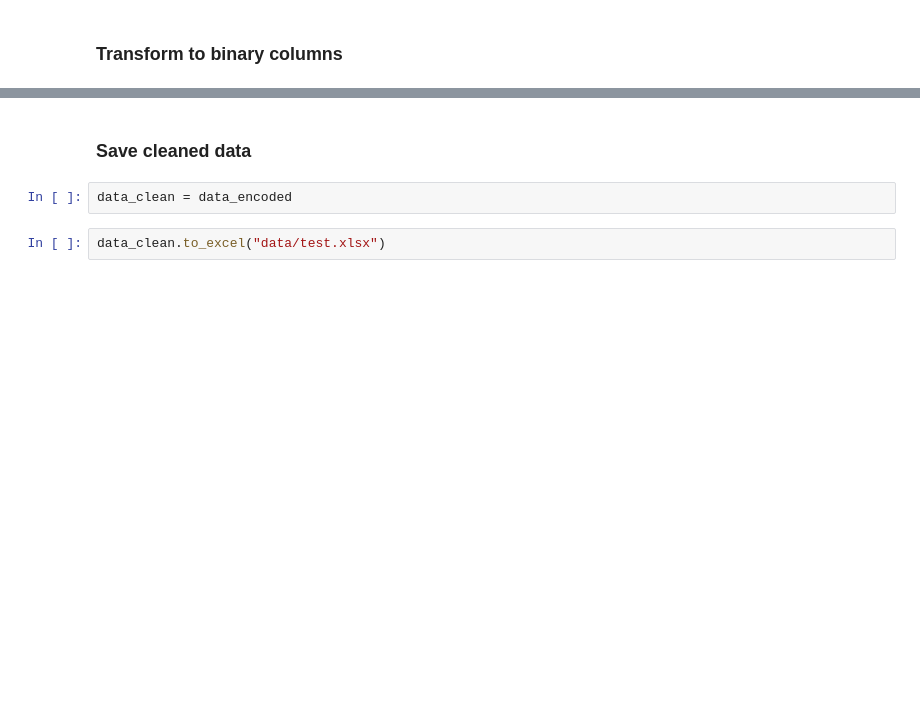
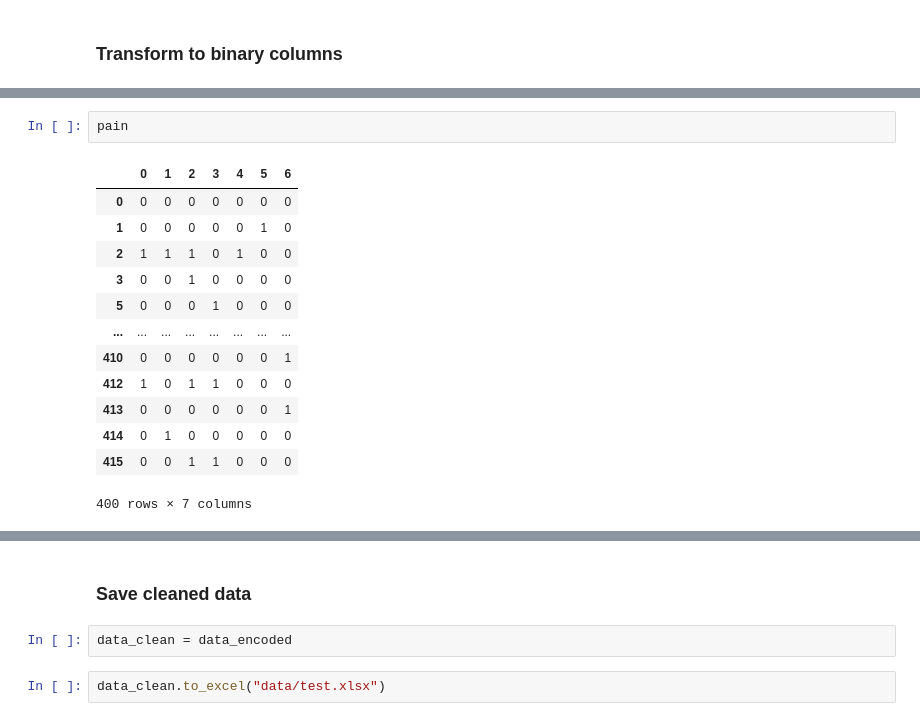
Before and after one commit to krusand/Analyzing-concussions-through-eyetracking-measurements, a Jupyter notebook: SurveyResponses.ipynb, the cells around one changed output, grey strips where cells are left out. Saved outputs shown, nothing was run; the diff lists cells and outputs as text; blank space fills up the shorter version.

```diff
--- a/SurveyResponses.ipynb
+++ b/SurveyResponses.ipynb
@@ -287,0 +401,16 @@ data_encoded = data_encoded["category"].get_dummies() # This might not work ^??
+# %%
+pain
+# %% [output]
+|  | 0 | 1 | 2 | 3 | 4 | 5 | 6 |
+| 0 | 0 | 0 | 0 | 0 | 0 | 0 | 0 |
+| 1 | 0 | 0 | 0 | 0 | 0 | 1 | 0 |
+| 2 | 1 | 1 | 1 | 0 | 1 | 0 | 0 |
+| 3 | 0 | 0 | 1 | 0 | 0 | 0 | 0 |
+| 5 | 0 | 0 | 0 | 1 | 0 | 0 | 0 |
+| ... | ... | ... | ... | ... | ... | ... | ... |
+| 410 | 0 | 0 | 0 | 0 | 0 | 0 | 1 |
+| 412 | 1 | 0 | 1 | 1 | 0 | 0 | 0 |
+| 413 | 0 | 0 | 0 | 0 | 0 | 0 | 1 |
+| 414 | 0 | 1 | 0 | 0 | 0 | 0 | 0 |
+| 415 | 0 | 0 | 1 | 1 | 0 | 0 | 0 |
+400 rows × 7 columns
```
Also changed, not shown: parts of 25 cells of this notebook.
